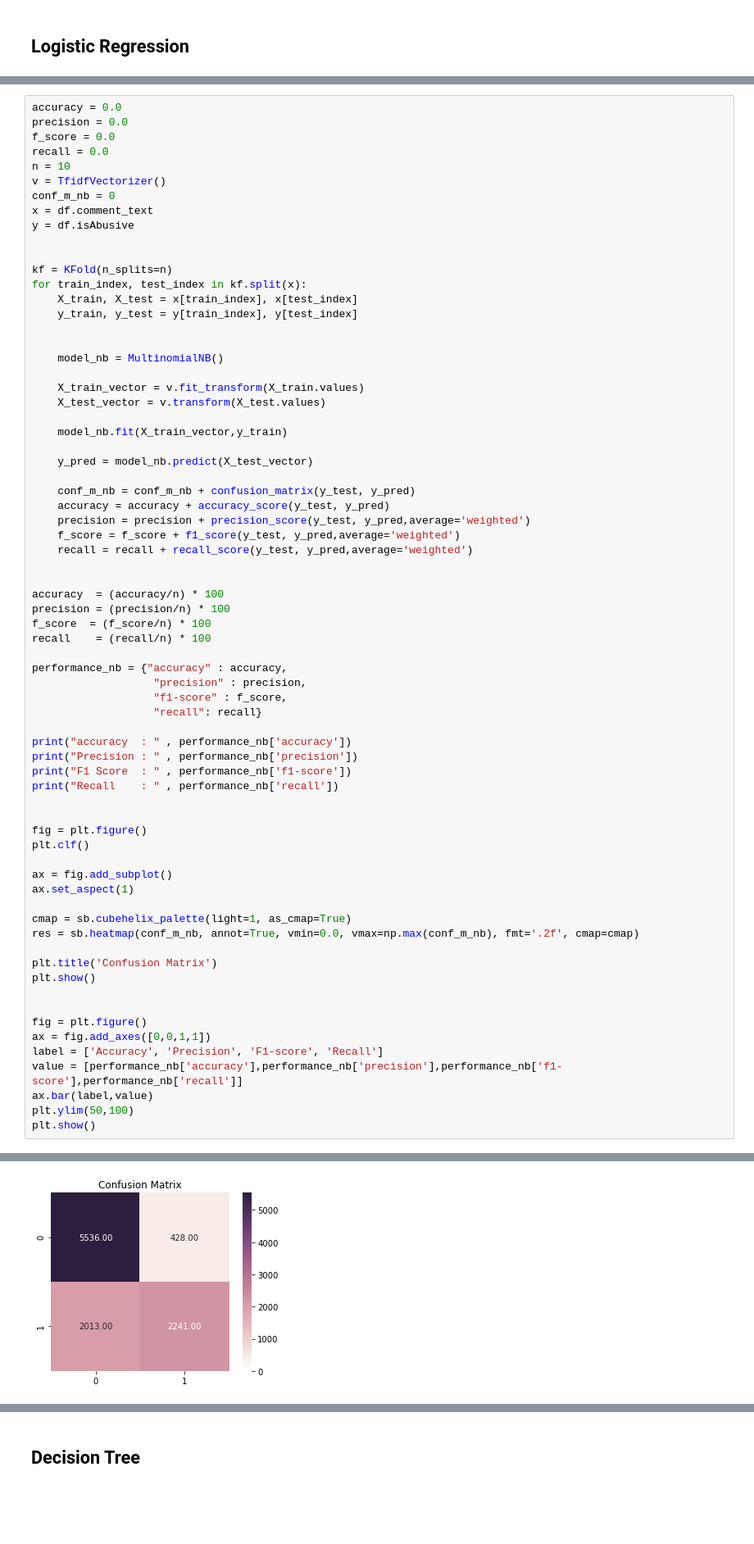
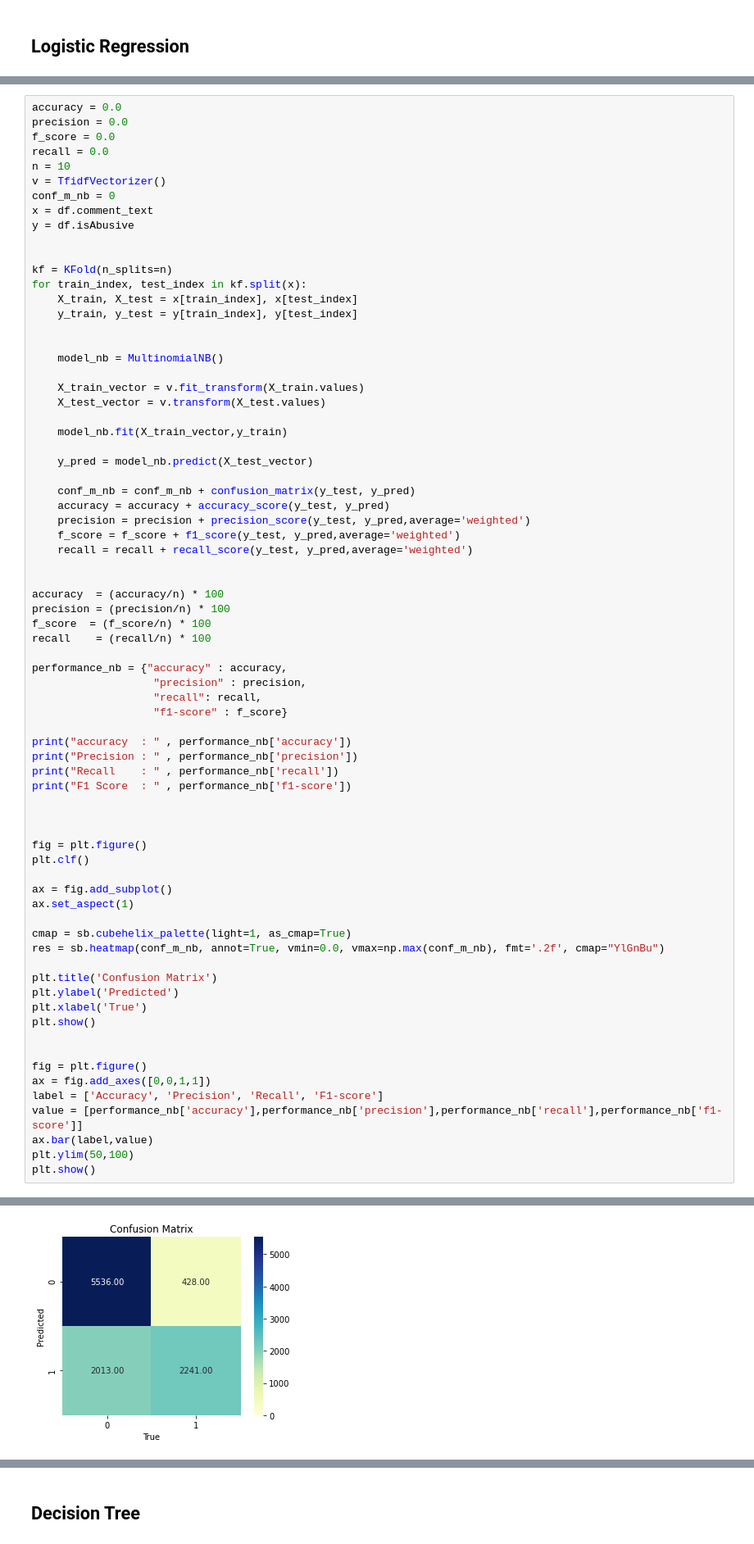
Before and after one commit to Shahriar1212/Pattern-Recognation-Project, a Jupyter notebook: pattern_project.ipynb, the cells around one changed output, grey strips where cells are left out. Shown at 82% size. Drawn from its saved outputs; the diff is of its cells as text; blank space fills up the shorter version.

```diff
--- a/pattern_project.ipynb
+++ b/pattern_project.ipynb
@@ -250,13 +259,14 @@ recall    = (recall/n) * 100
 
 performance_nb = {"accuracy" : accuracy,
                    "precision" : precision,
-                   "f1-score" : f_score,
-                   "recall": recall}
+                   "recall": recall,
+                   "f1-score" : f_score}
 
 print("accuracy  : " , performance_nb['accuracy'])
 print("Precision : " , performance_nb['precision'])
+print("Recall    : " , performance_nb['recall'])
 print("F1 Score  : " , performance_nb['f1-score'])
-print("Recall    : " , performance_nb['recall'])
+
 
 
 fig = plt.figure()
@@ -266,16 +276,18 @@ ax = fig.add_subplot()
 ax.set_aspect(1)
 
 cmap = sb.cubehelix_palette(light=1, as_cmap=True)
-res = sb.heatmap(conf_m_nb, annot=True, vmin=0.0, vmax=np.max(conf_m_nb), fmt='.2f', cmap=cmap)
+res = sb.heatmap(conf_m_nb, annot=True, vmin=0.0, vmax=np.max(conf_m_nb), fmt='.2f', cmap="YlGnBu")
 
 plt.title('Confusion Matrix')
+plt.ylabel('Predicted')
+plt.xlabel('True')
 plt.show()
 
 
 fig = plt.figure()
 ax = fig.add_axes([0,0,1,1])
-label = ['Accuracy', 'Precision', 'F1-score', 'Recall']
-value = [performance_nb['accuracy'],performance_nb['precision'],performance_nb['f1-score'],performance_nb['recall']]
+label = ['Accuracy', 'Precision', 'Recall', 'F1-score']
+value = [performance_nb['accuracy'],performance_nb['precision'],performance_nb['recall'],performance_nb['f1-score']]
 ax.bar(label,value)
 plt.ylim(50,100)
 plt.show()
@@ -287 +299 @@ Recall    :  76.11228774981743
-[figure, old version]
+[figure, new version]
```
Also changed, not shown: parts of 6 cells of this notebook.
